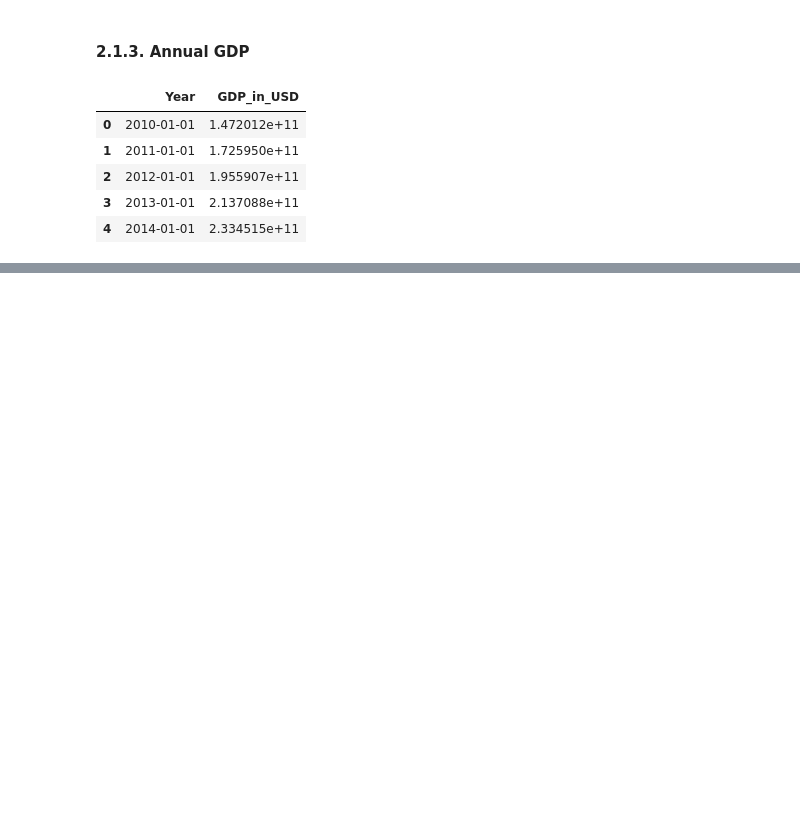
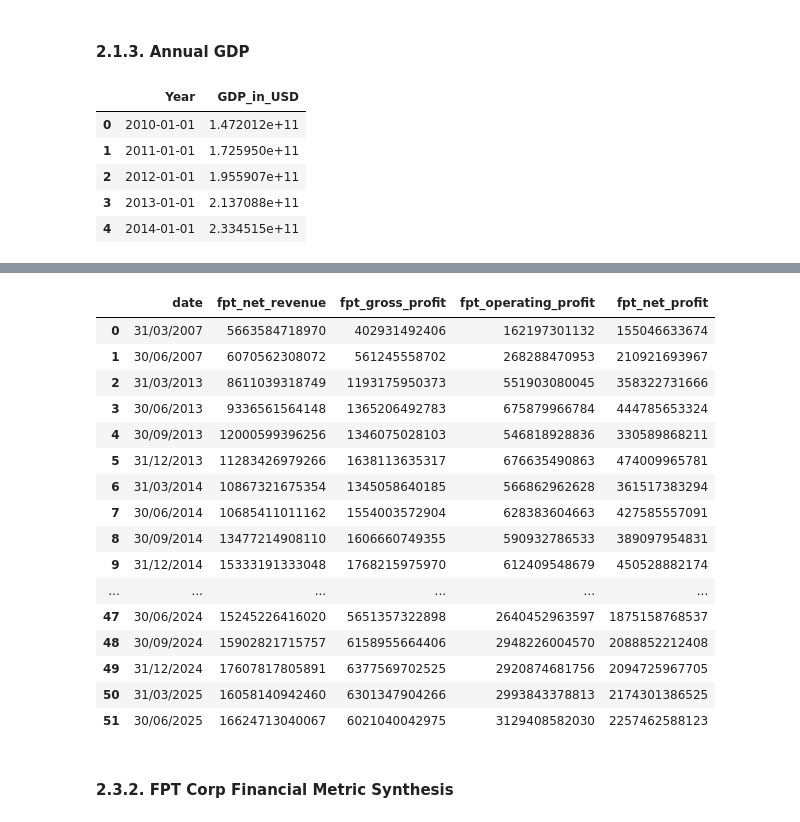
Before and after one commit to nguyenlog205/ds111-uit-stock-price-analysis, a Jupyter notebook: notebook/data_synthesis/dataset_synthesis.ipynb, the cells around one changed output, grey strips where cells are left out. Cells and saved outputs as stored; diff of their text form; code cells hidden in the pictures; blank space fills up the shorter version.

```diff
--- a/notebook/data_synthesis/dataset_synthesis.ipynb
+++ b/notebook/data_synthesis/dataset_synthesis.ipynb
@@ -131,0 +522,26 @@ gdp.head(5)
+# %%
+(
+    get_financial_report_data(
+        financial_report
+    )
+)
+# %% [output]
+|  | date | fpt_net_revenue | fpt_gross_profit | fpt_operating_profit | fpt_net_profit |
+| 0 | 31/03/2007 | 5663584718970 | 402931492406 | 162197301132 | 155046633674 |
+| 1 | 30/06/2007 | 6070562308072 | 561245558702 | 268288470953 | 210921693967 |
+| 2 | 31/03/2013 | 8611039318749 | 1193175950373 | 551903080045 | 358322731666 |
+| 3 | 30/06/2013 | 9336561564148 | 1365206492783 | 675879966784 | 444785653324 |
+| 4 | 30/09/2013 | 12000599396256 | 1346075028103 | 546818928836 | 330589868211 |
+| 5 | 31/12/2013 | 11283426979266 | 1638113635317 | 676635490863 | 474009965781 |
+| 6 | 31/03/2014 | 10867321675354 | 1345058640185 | 566862962628 | 361517383294 |
+| 7 | 30/06/2014 | 10685411011162 | 1554003572904 | 628383604663 | 427585557091 |
+| 8 | 30/09/2014 | 13477214908110 | 1606660749355 | 590932786533 | 389097954831 |
+| 9 | 31/12/2014 | 15333191333048 | 1768215975970 | 612409548679 | 450528882174 |
+| ... | ... | ... | ... | ... | ... |
+| 47 | 30/06/2024 | 15245226416020 | 5651357322898 | 2640452963597 | 1875158768537 |
+| 48 | 30/09/2024 | 15902821715757 | 6158955664406 | 2948226004570 | 2088852212408 |
+| 49 | 31/12/2024 | 17607817805891 | 6377569702525 | 2920874681756 | 2094725967705 |
+| 50 | 31/03/2025 | 16058140942460 | 6301347904266 | 2993843378813 | 2174301386525 |
+| 51 | 30/06/2025 | 16624713040067 | 6021040042975 | 3129408582030 | 2257462588123 |
+# %% [markdown]
+#### 2.3.2. FPT Corp Financial Metric Synthesis
```
Also changed, not shown: parts of 43 cells of this notebook, 5 other files.
